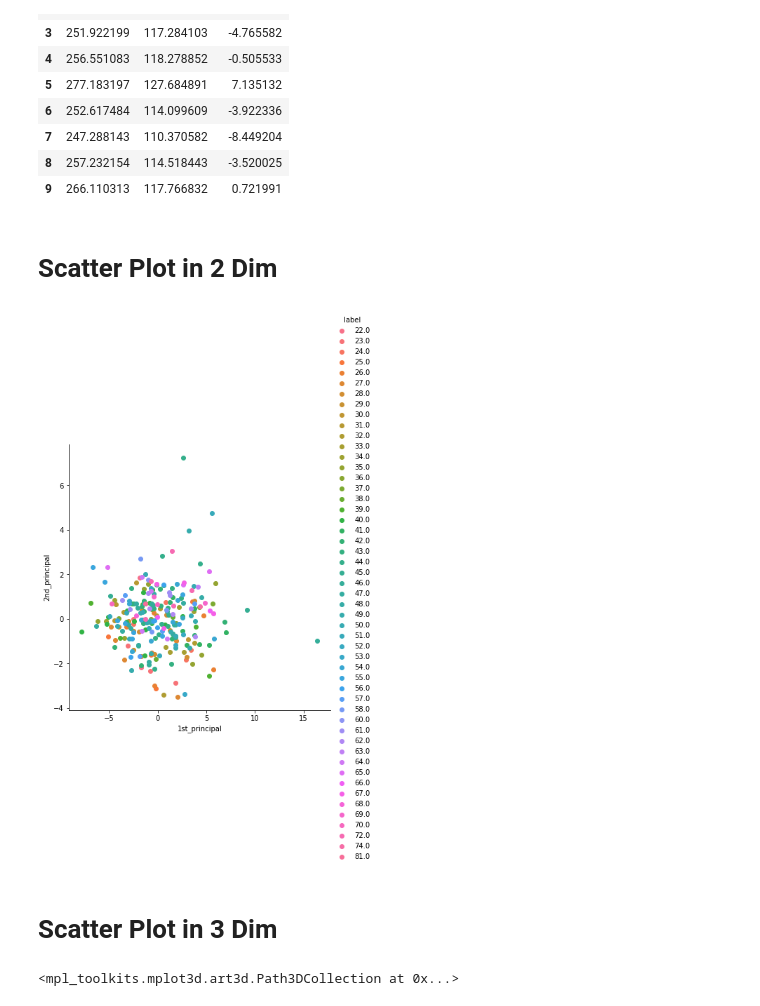
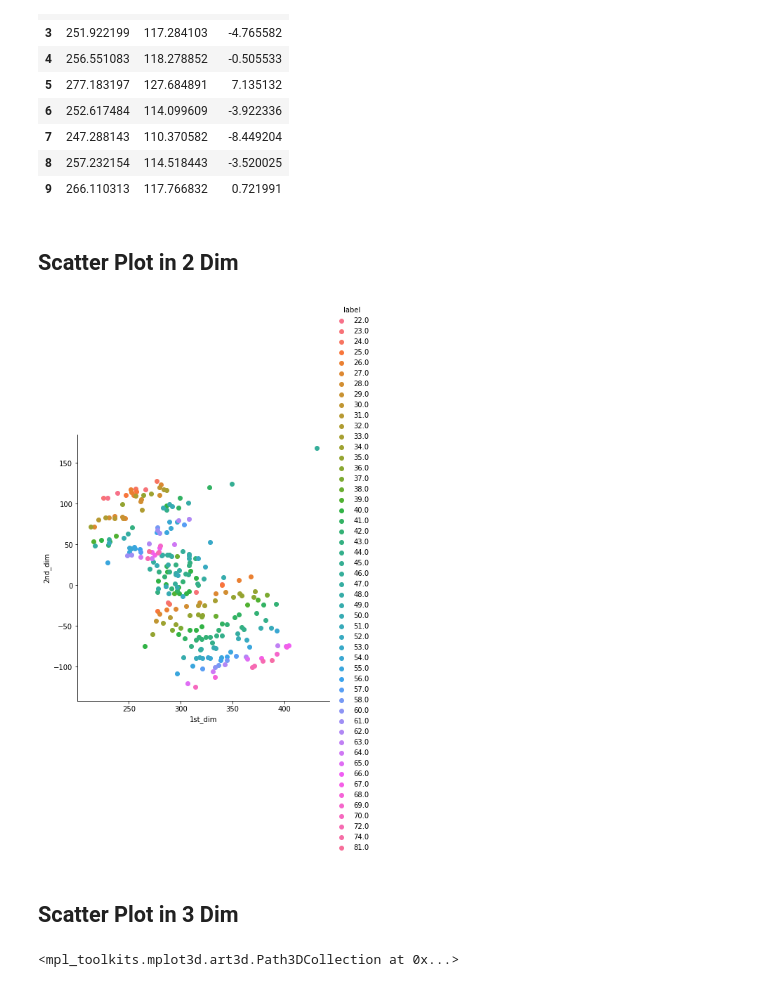
Before and after one commit to surabhi44/PCA_SVD, a Jupyter notebook: PCA_SVD_on_BodyFat_Dataset.ipynb, the cells around one changed output. Saved outputs shown, nothing was run; the diff lists cells and outputs as text; code cells hidden in the pictures.

```diff
--- a/PCA_SVD_on_BodyFat_Dataset.ipynb
+++ b/PCA_SVD_on_BodyFat_Dataset.ipynb
@@ -311,21 +314,21 @@ svd_dataframe.head(10)
 | 8 | 257.232154 | 114.518443 | -3.520025 |
 | 9 | 266.110313 | 117.766832 | 0.721991 |
 # %% [markdown]
-# Scatter Plot in 2 Dim
+## Scatter Plot in 2 Dim
 # %%
 svd = TruncatedSVD(n_components = 2)
 svd_reduced_features = svd.fit_transform(feature_matrix)
 
 svd_dataframe = pd.DataFrame(data=svd_reduced_features,columns=['1st_dim','2nd_dim'])
 svd_data_array = np.vstack((svd_dataframe.T, label)).T
 
-svd_df = pd.DataFrame(data = svd_data_array, columns=("1st_principal", "2nd_principal", "label"))
-sn.FacetGrid(pca_df, hue="label", height=6).map(plt.scatter, '1st_principal', '2nd_principal').add_legend()
+svd_df = pd.DataFrame(data = svd_data_array, columns=("1st_dim", "2nd_dim", "label"))
+sn.FacetGrid(svd_df, hue="label", height=6).map(plt.scatter, '1st_dim', '2nd_dim').add_legend()
 plt.show()
 # %% [output]
-[figure, old version]
+[figure, new version]
 # %% [markdown]
-# Scatter Plot in 3 Dim
+## Scatter Plot in 3 Dim
 # %%
 from mpl_toolkits.mplot3d import Axes3D
 svd = TruncatedSVD(n_components = 3)
```
Also changed, not shown: parts of 19 cells of this notebook.
